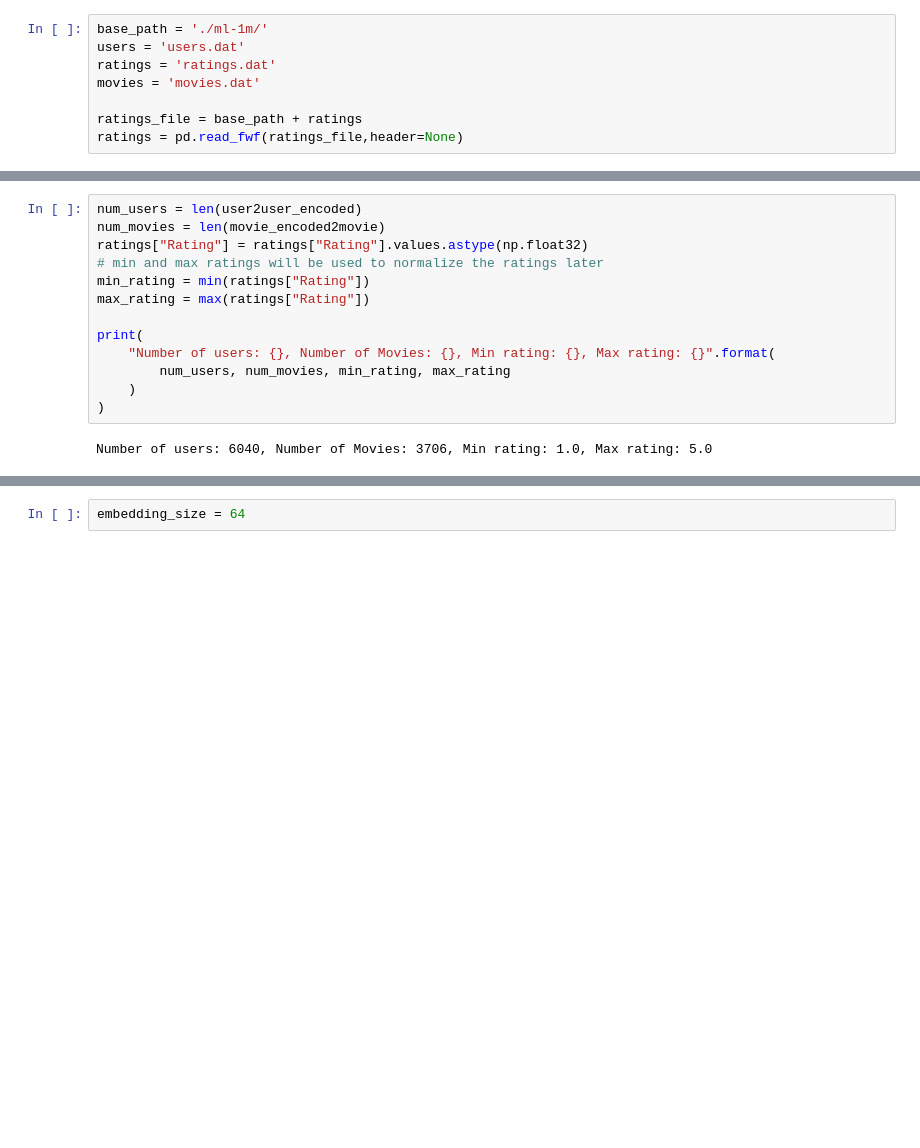
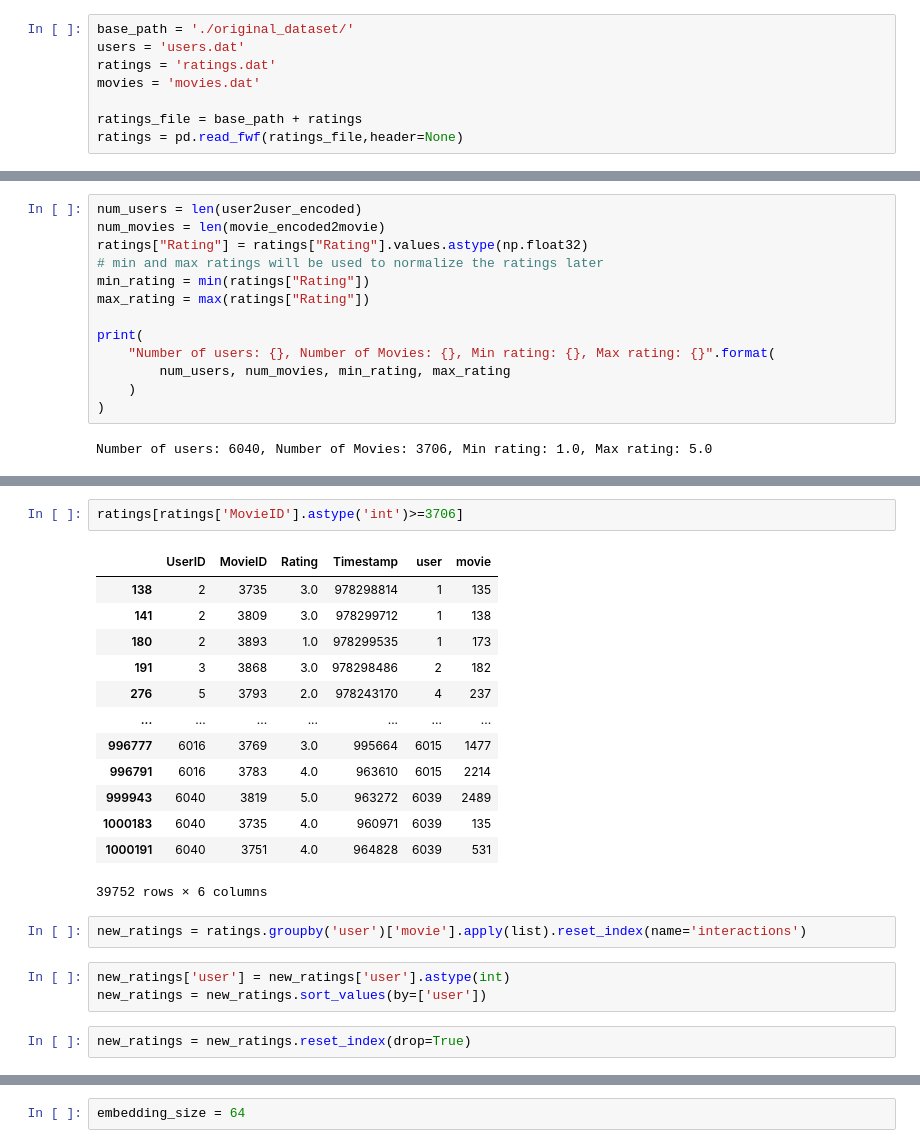
Before and after one commit to sriv1999/unlearning, a Jupyter notebook: data/ml-1m/create_embeddings.ipynb, the cells around one changed output, grey strips where cells are left out. Cells and saved outputs as stored; diff of their text form; blank space fills up the shorter version.

```diff
--- a/data/ml-1m/create_embeddings.ipynb
+++ b/data/ml-1m/create_embeddings.ipynb
@@ -45,5 +45,5 @@ set up all of the data (see below)
 # %%
-base_path = './ml-1m/'
+base_path = './original_dataset/'
 users = 'users.dat'
 ratings = 'ratings.dat'
 movies = 'movies.dat'
@@ -98,0 +157,23 @@ Number of users: 6040, Number of Movies: 3706, Min rating: 1.0, Max rating: 5.0
+# %%
+ratings[ratings['MovieID'].astype('int')>=3706]
+# %% [output]
+|  | UserID | MovieID | Rating | Timestamp | user | movie |
+| 138 | 2 | 3735 | 3.0 | 978298814 | 1 | 135 |
+| 141 | 2 | 3809 | 3.0 | 978299712 | 1 | 138 |
+| 180 | 2 | 3893 | 1.0 | 978299535 | 1 | 173 |
+| 191 | 3 | 3868 | 3.0 | 978298486 | 2 | 182 |
+| 276 | 5 | 3793 | 2.0 | 978243170 | 4 | 237 |
+| ... | ... | ... | ... | ... | ... | ... |
+| 996777 | 6016 | 3769 | 3.0 | 995664 | 6015 | 1477 |
+| 996791 | 6016 | 3783 | 4.0 | 963610 | 6015 | 2214 |
+| 999943 | 6040 | 3819 | 5.0 | 963272 | 6039 | 2489 |
+| 1000183 | 6040 | 3735 | 4.0 | 960971 | 6039 | 135 |
+| 1000191 | 6040 | 3751 | 4.0 | 964828 | 6039 | 531 |
+39752 rows × 6 columns
+# %%
+new_ratings = ratings.groupby('user')['movie'].apply(list).reset_index(name='interactions')
+# %%
+new_ratings['user'] = new_ratings['user'].astype(int)
+new_ratings = new_ratings.sort_values(by=['user'])
+# %%
+new_ratings = new_ratings.reset_index(drop=True)
```
Also changed, not shown: parts of 37 cells of this notebook, 42 other files.
